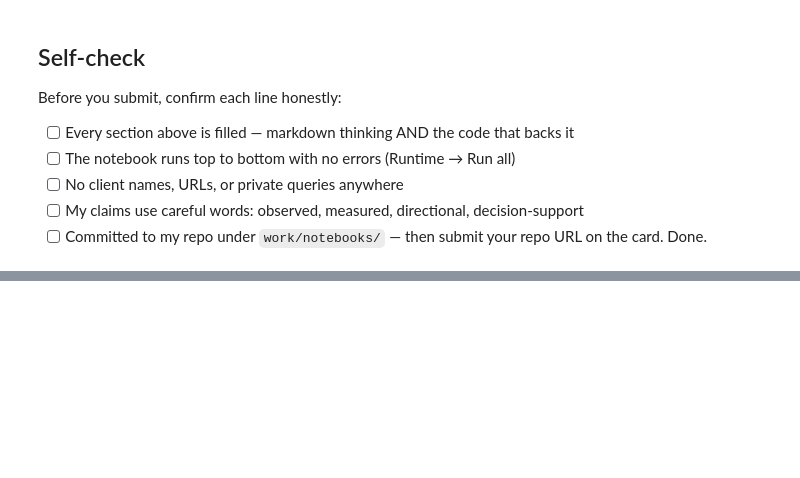
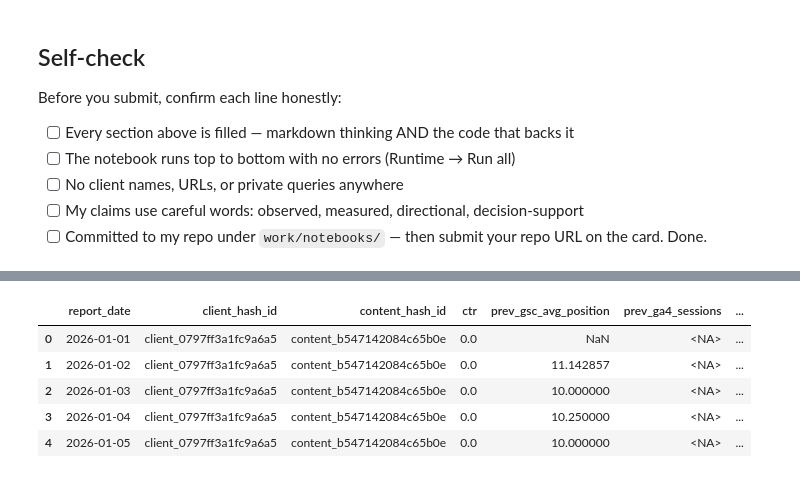
Before and after one commit to abubakarshahid439/ABUBAKAR.flyrank-ml-internship, a Jupyter notebook: work/notebooks/w03_data_contract.ipynb, the cells around one changed output, grey strips where cells are left out. Drawn from its saved outputs; the diff is of its cells as text; code cells hidden in the pictures; blank space fills up the shorter version.

```diff
--- a/work/notebooks/w03_data_contract.ipynb
+++ b/work/notebooks/w03_data_contract.ipynb
@@ -132,0 +117,14 @@ Before you submit, confirm each line honestly:
+# %%
+import duckdb
+from google.colab import userdata
+
+HF_TOKEN = userdata.get("HF_TOKEN")
+
+con = duckdb.connect()
+
+con.execute(
+    "CREATE SECRET hf_token (TYPE HUGGINGFACE, TOKEN ?)",
+    [HF_TOKEN]
+)
+
+print("DuckDB + Hugging Face connection ready")
@@ -132,0 +421,73 @@ Before you submit, confirm each line honestly:
+# %%
+model_data = con.execute("""
+    WITH daily AS (
+        SELECT
+            report_date,
+            client_hash_id,
+            content_hash_id,
+            gsc_clicks,
+            gsc_impressions,
+            gsc_avg_position,
+            ga4_sessions,
+            ga4_engaged_sessions,
+            ga4_total_engagement_sec,
+            scroll_events
+        FROM read_parquet(
+            'hf://datasets/FlyRank/internship-warehouse/fact_content_daily_performance/**/*.parquet'
+        )
+        WHERE report_date BETWEEN '2026-01-01' AND '2026-03-31'
+    ),
+
+    lagged AS (
+        SELECT
+            *,
+            LAG(gsc_avg_position) OVER (
+                PARTITION BY client_hash_id, content_hash_id
+                ORDER BY report_date
+            ) AS prev_gsc_avg_position,
+
+            LAG(ga4_sessions) OVER (
+                PARTITION BY client_hash_id, content_hash_id
+                ORDER BY report_date
+            ) AS prev_ga4_sessions,
+
+            LAG(ga4_engaged_sessions) OVER (
+                PARTITION BY client_hash_id, content_hash_id
+                ORDER BY report_date
+            ) AS prev_ga4_engaged_sessions,
+
+            LAG(ga4_total_engagement_sec) OVER (
+                PARTITION BY client_hash_id, content_hash_id
+                ORDER BY report_date
+            ) AS prev_ga4_total_engagement_sec,
+
+            LAG(scroll_events) OVER (
+                PARTITION BY client_hash_id, content_hash_id
+                ORDER BY report_date
+            ) AS prev_scroll_events
+
+        FROM daily
+    )
+
+    SELECT
+        report_date,
+        client_hash_id,
+        content_hash_id,
+
+        CAST(gsc_clicks AS DOUBLE)
+            / NULLIF(gsc_impressions, 0) AS ctr,
+
+        prev_gsc_avg_position,
+        prev_ga4_sessions,
+        prev_ga4_engaged_sessions,
+        prev_ga4_total_engagement_sec,
+        prev_scroll_events
+
+    FROM lagged
+    WHERE gsc_impressions > 0
+    LIMIT 500000
+""").fetchdf()
+
+print("Rows:", len(model_data))
+display(model_data.head())
+# %% [output]
@@ -132,0 +495,6 @@ Before you submit, confirm each line honestly:
+|  | report_date | client_hash_id | content_hash_id | ctr | prev_gsc_avg_position | prev_ga4_sessions | ... |
+| 0 | 2026-01-01 | client_0797ff3a1fc9a6a5 | content_b547142084c65b0e | 0.0 | NaN | <NA> | ... |
+| 1 | 2026-01-02 | client_0797ff3a1fc9a6a5 | content_b547142084c65b0e | 0.0 | 11.142857 | <NA> | ... |
+| 2 | 2026-01-03 | client_0797ff3a1fc9a6a5 | content_b547142084c65b0e | 0.0 | 10.000000 | <NA> | ... |
+| 3 | 2026-01-04 | client_0797ff3a1fc9a6a5 | content_b547142084c65b0e | 0.0 | 10.250000 | <NA> | ... |
+| 4 | 2026-01-05 | client_0797ff3a1fc9a6a5 | content_b547142084c65b0e | 0.0 | 10.000000 | <NA> | ... |
```
Also changed, not shown: parts of 41 cells of this notebook.
